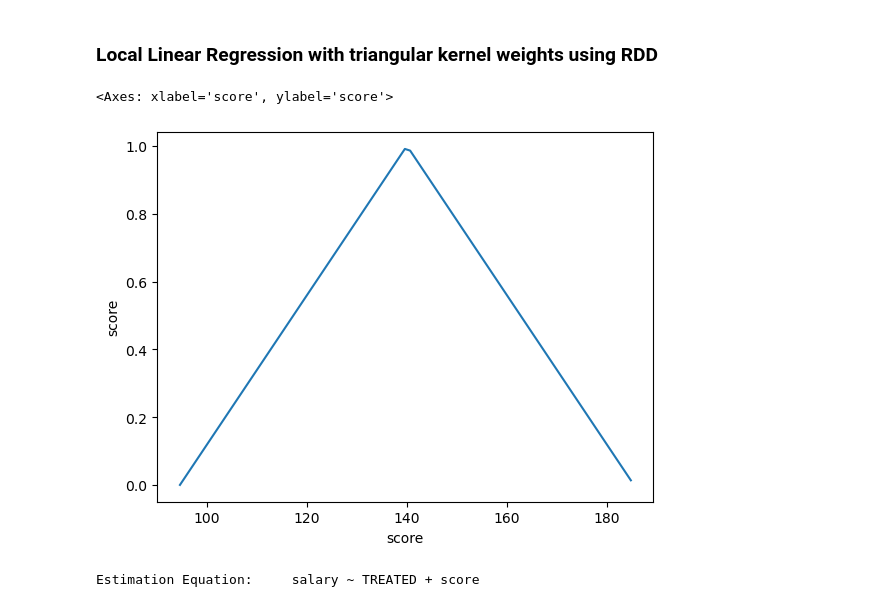
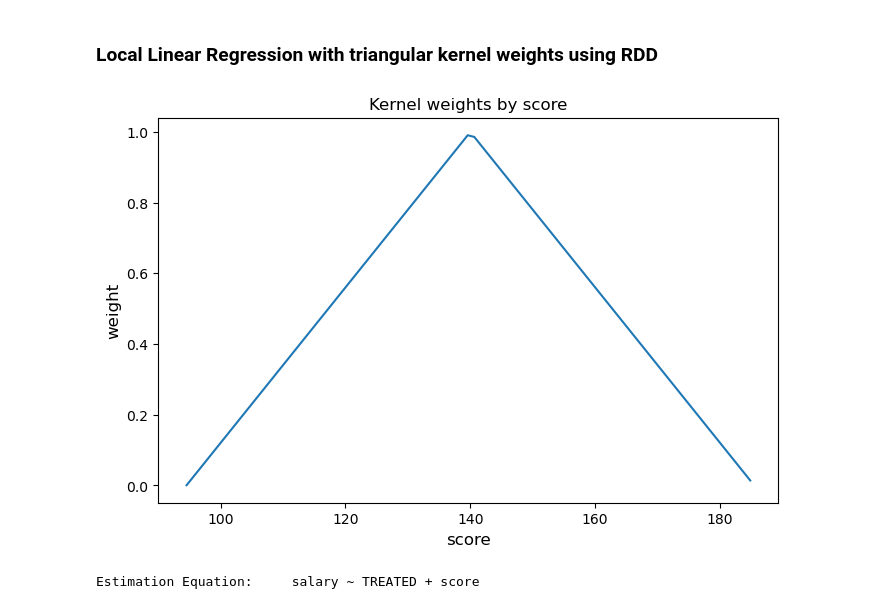
Before and after one commit to ArunSubramanian456/CausalInference_RDD, a Jupyter notebook: RDD.ipynb, the cells around one changed output. Saved outputs shown, nothing was run; the diff lists cells and outputs as text; code cells hidden in the pictures.

```diff
--- a/RDD.ipynb
+++ b/RDD.ipynb
@@ -364,10 +364,14 @@ data_rdd = rdd.truncated_data(df2, 'score', bandwidth_opt, cut=cutoff2)
 x = data_rdd['score']
 y = kernel(data_rdd['score'], cut=cutoff2, h = bandwidth_opt)
 # %%
+plt.figure(figsize=(8, 5))
 sns.lineplot(x=x, y=y)
+plt.title('Kernel weights by score')
+plt.xlabel('score', fontsize=12)
+plt.ylabel('weight', fontsize=12)
+plt.show()
 # %% [output]
-<Axes: xlabel='score', ylabel='score'>
-[figure, old version]
+[figure, new version]
 # %%
 model4 = rdd.rdd(data_rdd, 'score', 'salary', cut=cutoff2, weights = kernel(data_rdd['score'], cut=cutoff2, h = bandwidth_opt)).fit()
 model4.summary()
```
Also changed, not shown: parts of 8 cells of this notebook.
